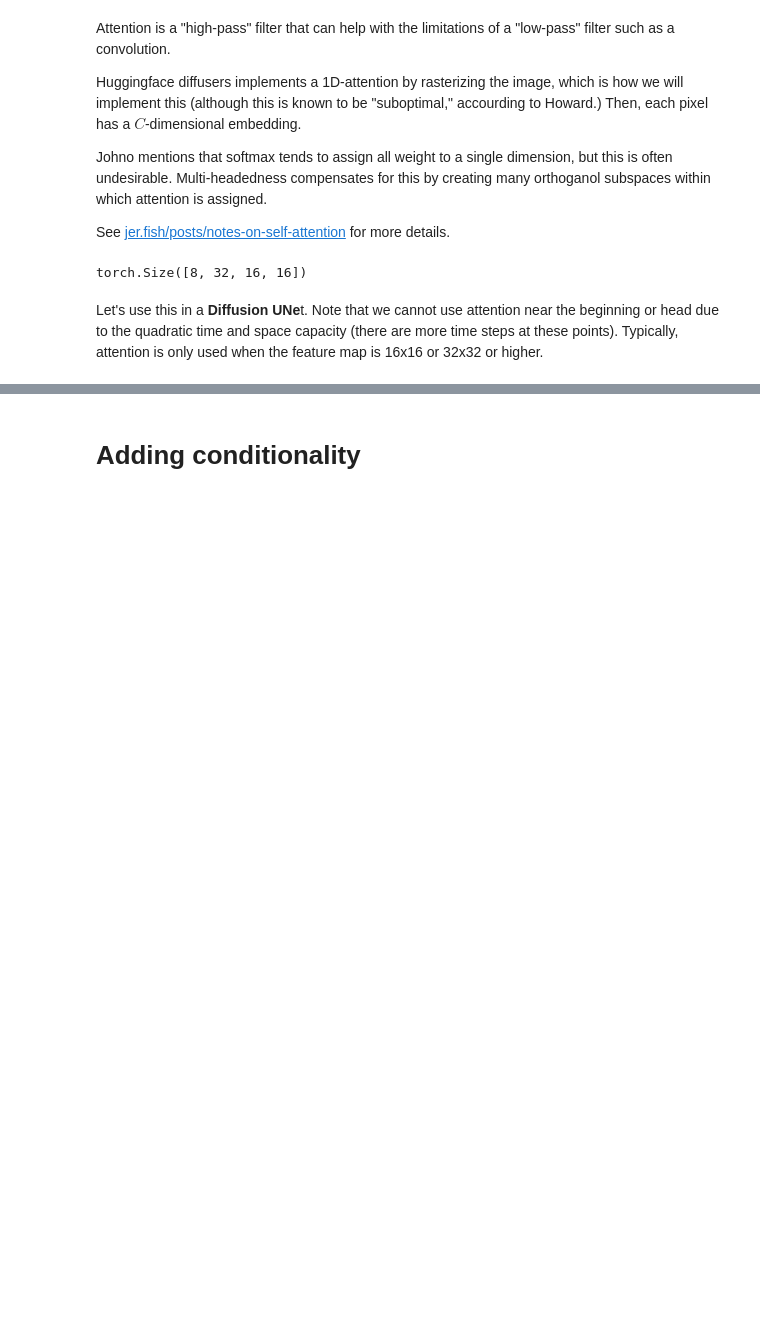
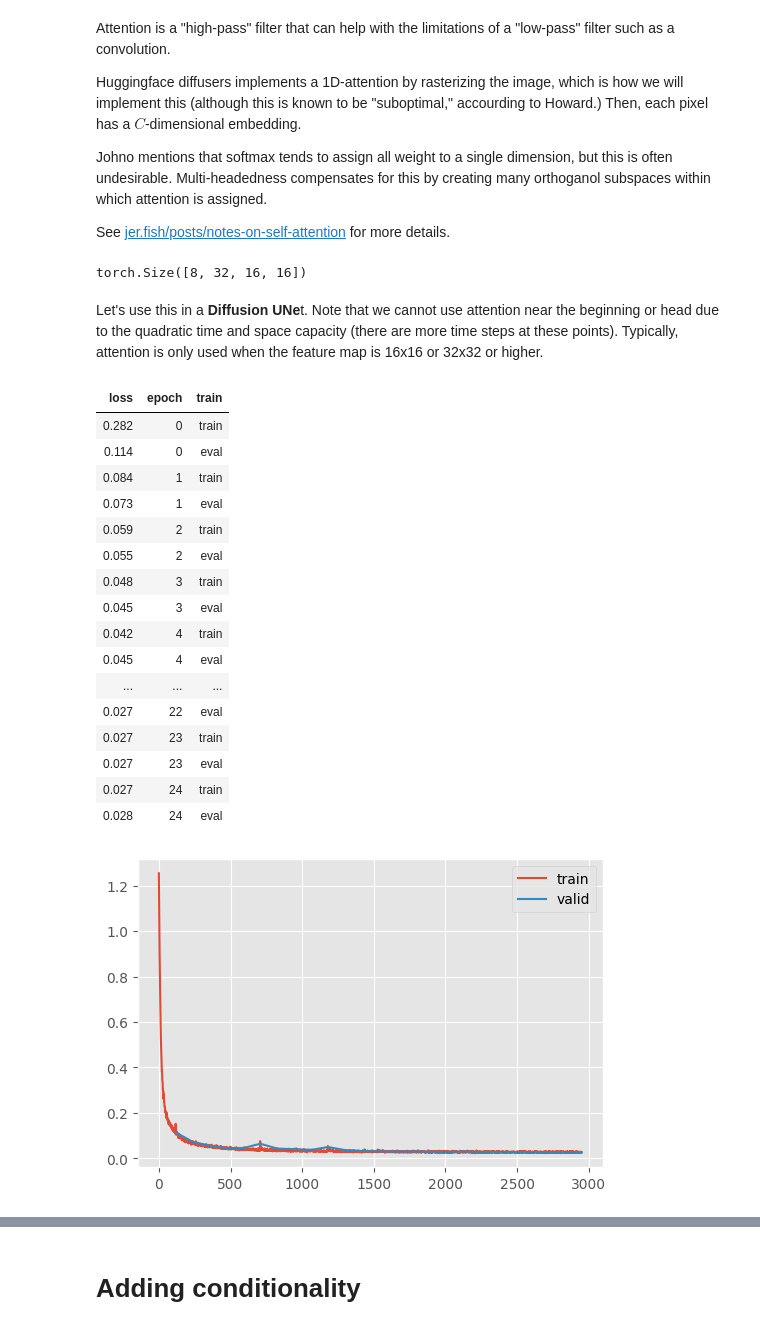
Before and after one commit to jeremyadamsfisher/SlowAI, a Jupyter notebook: nbs/28_attention.ipynb, the cells around one changed output, grey strips where cells are left out. Cells and saved outputs as stored; diff of their text form; code cells hidden in the pictures; blank space fills up the shorter version.

```diff
--- a/nbs/28_attention.ipynb
+++ b/nbs/28_attention.ipynb
@@ -93,7 +56,7 @@ class MultiheadSelfAttention1D(nn.Module):
         # Project into a K, Q, V space
         x = self.kqv(x)
         # Divide into different heads of K, Q and V
-        k, q, v = rearrange(x, "b t (nh hs k) -> k (b nh) t hs", nh=self.nh, k=3)
+        k, q, v = rearrange(x, "b t (nh hs k) -> kqv (b nh) t hs", nh=self.nh, kqv=3)
         # Compute affinity
         affinity_scores = k @ q.transpose(1, 2)
         affinity_scores /= math.sqrt(self.nc / self.nh)
@@ -102,7 +65,7 @@ class MultiheadSelfAttention1D(nn.Module):
         x = affinity @ v
         # Concatenate the heads
         x = rearrange(x, "(b nh) t hs -> b t (nh hs)", nh=self.nh)
-        # Linearly project (share information channel-wise instead of time-wise)
+        # Share information channel-wise (instead of time-wise)
         x = self.lin(x)
         # Un-rasterize
         x = rearrange(x, "b (h w) c -> b c h w", h=h, w=w)
@@ -208,15 +175,34 @@ class TAUnet(TUnet):
 # %%
 dls = get_fashion_dls(512)
 # %%
-# %%time
-# un = train(
-#     TAUnet.kaiming(
-#         color_channels=1,
-#         nfs=(32, 64, 128, 256, 384),
-#         n_blocks=(3, 2, 1, 1, 1, 1),
-#         attention_heads=(0, 8, 8, 8, 8, 8),
-#     ),
-#     dls,
-#     lr=1e-3,
-#     n_epochs=25,
-# )
+%%time
+un = train(
+    TAUnet(
+        color_channels=1,
+        nfs=(32, 64, 128, 256, 384),
+        n_blocks=(3, 2, 1, 1, 1, 1),
+        attention_heads=(0, 8, 8, 8, 8, 8),
+    ),
+    dls,
+    lr=1e-3,
+    n_epochs=25,
+)
+# %% [output]
+| loss | epoch | train |
+| 0.282 | 0 | train |
+| 0.114 | 0 | eval |
+| 0.084 | 1 | train |
+| 0.073 | 1 | eval |
+| 0.059 | 2 | train |
+| 0.055 | 2 | eval |
+| 0.048 | 3 | train |
+| 0.045 | 3 | eval |
+| 0.042 | 4 | train |
+| 0.045 | 4 | eval |
+| ... | ... | ... |
+| 0.027 | 22 | eval |
+| 0.027 | 23 | train |
+| 0.027 | 23 | eval |
+| 0.027 | 24 | train |
+| 0.028 | 24 | eval |
+[figure, added]
```
Also changed, not shown: parts of 14 cells of this notebook, 13 other files.
